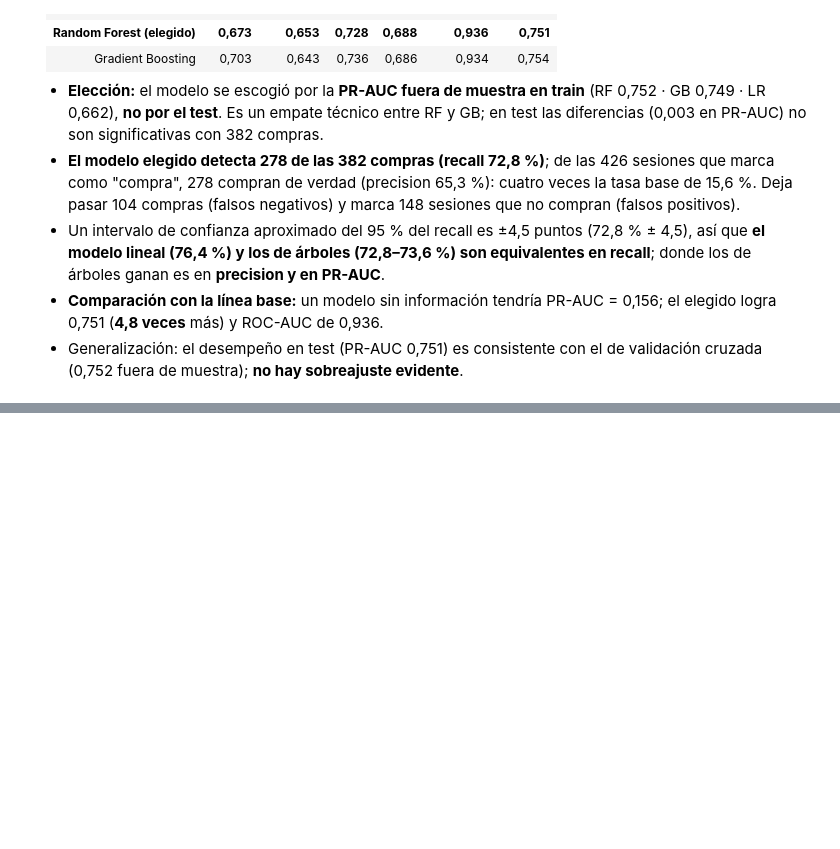
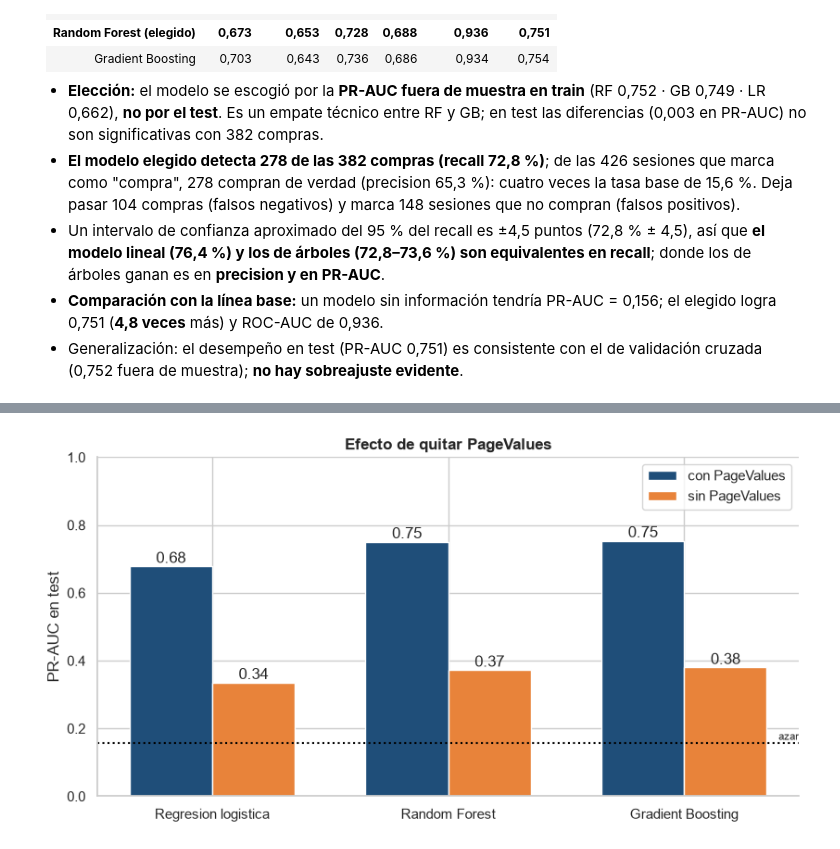
Before and after one commit to Xantyagoh/grupo3-ml-intencion-compra, a Jupyter notebook: evaluacion 4/notebooks/03_supervisado.ipynb, the cells around one changed output, grey strips where cells are left out. Drawn from its saved outputs; the diff is of its cells as text; code cells hidden in the pictures; blank space fills up the shorter version.

```diff
--- a/evaluacion 4/notebooks/03_supervisado.ipynb
+++ b/evaluacion 4/notebooks/03_supervisado.ipynb
@@ -296,0 +340,15 @@ Modelo elegido (mayor PR-AUC fuera de muestra en train): Random Forest | guardad
+# %%
+from sklearn.base import clone
+
+sin_pv = []
+for nombre, base in [('Regresion logistica', lr_bal), ('Random Forest', mejores['Random Forest'].named_steps['modelo']),
+                     ('Gradient Boosting', mejores['Gradient Boosting'].named_steps['modelo'])]:
+    fila = evaluar_cv(nombre, base, page_values=False)
+    pipe = hacer_pipeline(clone(base), page_values=False).fit(X_train, y_train)   # clone: no tocar los modelos ya entrenados
+    prob = pipe.predict_proba(X_test)[:, 1]
+    con = tabla_final.loc[nombre]
+    sin_pv.append({'modelo': nombre, 'PR-AUC CV con PV': cv_tabla.loc[nombre, 'pr_auc'], 'PR-AUC CV sin PV': fila['pr_auc'],
+                   'PR-AUC test con PV': con['pr_auc'], 'PR-AUC test sin PV': average_precision_score(y_test, prob),
+                   'ROC-AUC test con PV': con['roc_auc'], 'ROC-AUC test sin PV': roc_auc_score(y_test, prob)})
+ablacion = pd.DataFrame(sin_pv).set_index('modelo')
+ablacion
@@ -296,0 +361,15 @@ Modelo elegido (mayor PR-AUC fuera de muestra en train): Random Forest | guardad
+# %%
+fig, ax = plt.subplots(figsize=(8.5, 4.5))
+x = np.arange(len(ablacion)); w = .35
+ax.bar(x - w / 2, ablacion['PR-AUC test con PV'], w, color=AZUL, label='con PageValues')
+ax.bar(x + w / 2, ablacion['PR-AUC test sin PV'], w, color=NARANJA, label='sin PageValues')
+for i, (a, b) in enumerate(zip(ablacion['PR-AUC test con PV'], ablacion['PR-AUC test sin PV'])):
+    ax.text(i - w / 2, a + .01, f'{a:.2f}', ha='center'); ax.text(i + w / 2, b + .01, f'{b:.2f}', ha='center')
+ax.axhline(y_test.mean(), ls=':', color='black'); ax.text(2.4, y_test.mean() + .01, 'azar', fontsize=8)
+ax.set_xticks(x); ax.set_xticklabels(ablacion.index); ax.set_ylabel('PR-AUC en test'); ax.set_ylim(0, 1)
+ax.set_title('Efecto de quitar PageValues'); ax.legend()
+plt.tight_layout()
+plt.savefig(FIG / '03_ablacion_pagevalues.png', dpi=150, bbox_inches='tight')
+plt.show()
+# %% [output]
+[figure, added]
```
Also changed, not shown: parts of 12 cells of this notebook, 3 other files.
